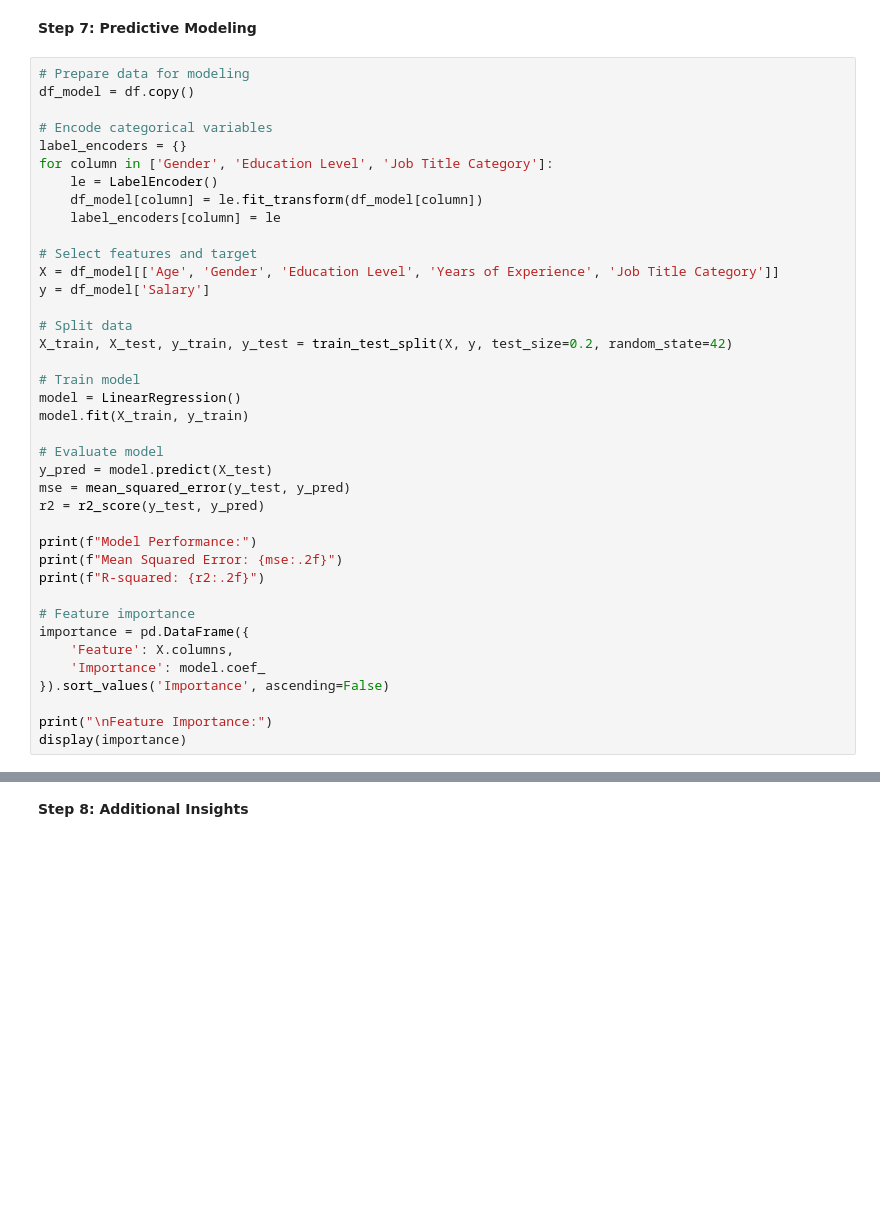
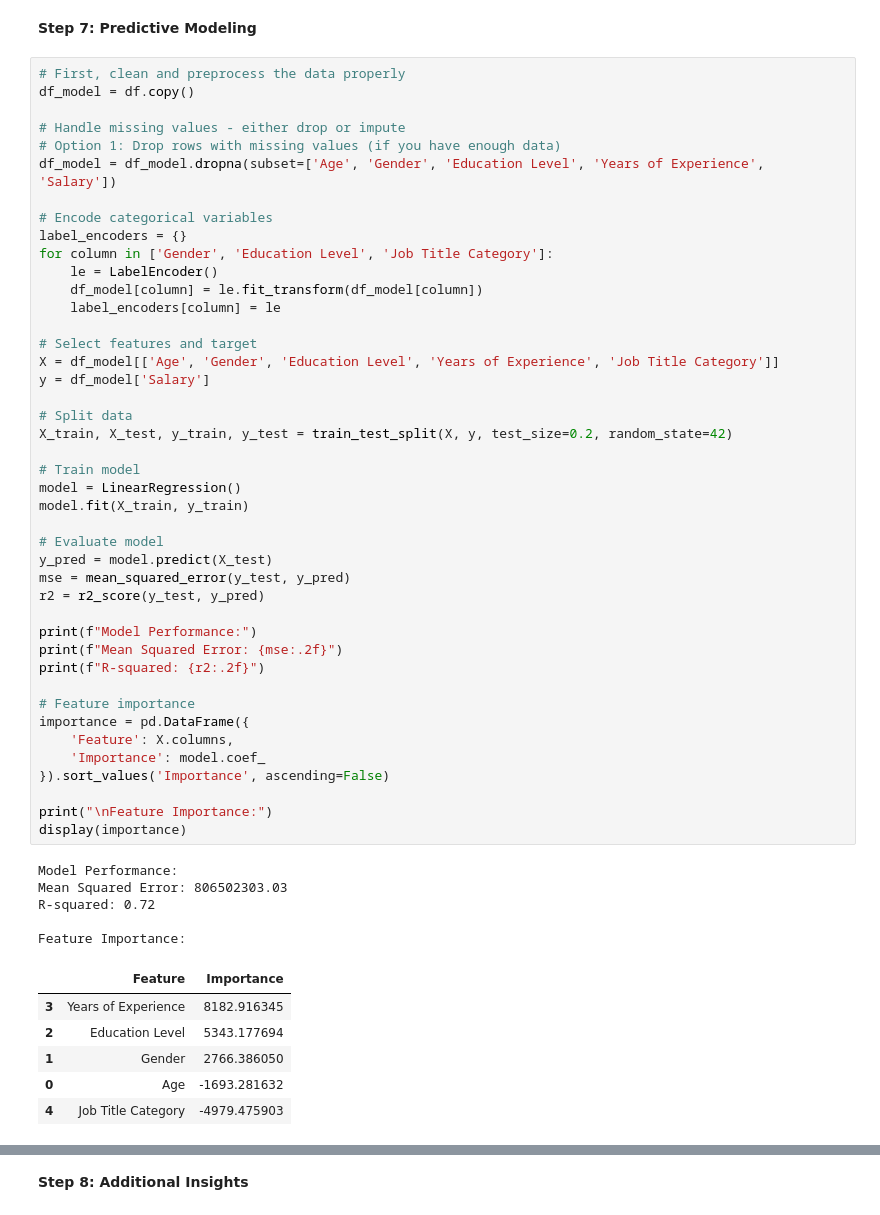
Before and after one commit to NhaDAlvarado/Data_Analysis-Portfolio, a Jupyter notebook: Statistic/salary.ipynb, the cells around one changed output, grey strips where cells are left out. Drawn from its saved outputs; the diff is of its cells as text; blank space fills up the shorter version.

```diff
--- a/Statistic/salary.ipynb
+++ b/Statistic/salary.ipynb
@@ -503,8 +503,12 @@ An ANCOVA revealed both education level (F(3,6693)=382.12, p<.001) and years of
 # %% [markdown]
 **Step 7: Predictive Modeling**
 # %%
-# Prepare data for modeling
+# First, clean and preprocess the data properly
 df_model = df.copy()
+
+# Handle missing values - either drop or impute
+# Option 1: Drop rows with missing values (if you have enough data)
+df_model = df_model.dropna(subset=['Age', 'Gender', 'Education Level', 'Years of Experience', 'Salary'])
 
 # Encode categorical variables
 label_encoders = {}
@@ -514,30 +518,42 @@ for column in ['Gender', 'Education Level', 'Job Title Category']:
     label_encoders[column] = le
 
 # Select features and target
 X = df_model[['Age', 'Gender', 'Education Level', 'Years of Experience', 'Job Title Category']]
 y = df_model['Salary']
 
 # Split data
 X_train, X_test, y_train, y_test = train_test_split(X, y, test_size=0.2, random_state=42)
 
 # Train model
 model = LinearRegression()
 model.fit(X_train, y_train)
 
 # Evaluate model
 y_pred = model.predict(X_test)
 mse = mean_squared_error(y_test, y_pred)
 r2 = r2_score(y_test, y_pred)
 
 print(f"Model Performance:")
 print(f"Mean Squared Error: {mse:.2f}")
 print(f"R-squared: {r2:.2f}")
 
 # Feature importance
 importance = pd.DataFrame({
     'Feature': X.columns,
     'Importance': model.coef_
 }).sort_values('Importance', ascending=False)
 
 print("\nFeature Importance:")
 display(importance)
+# %% [output]
+Model Performance:
+Mean Squared Error: 806502303.03
+R-squared: 0.72
+
+Feature Importance:
+|  | Feature | Importance |
+| 3 | Years of Experience | 8182.916345 |
+| 2 | Education Level | 5343.177694 |
+| 1 | Gender | 2766.386050 |
+| 0 | Age | -1693.281632 |
+| 4 | Job Title Category | -4979.475903 |
```
Also changed, not shown: parts of 1 cell of this notebook.
